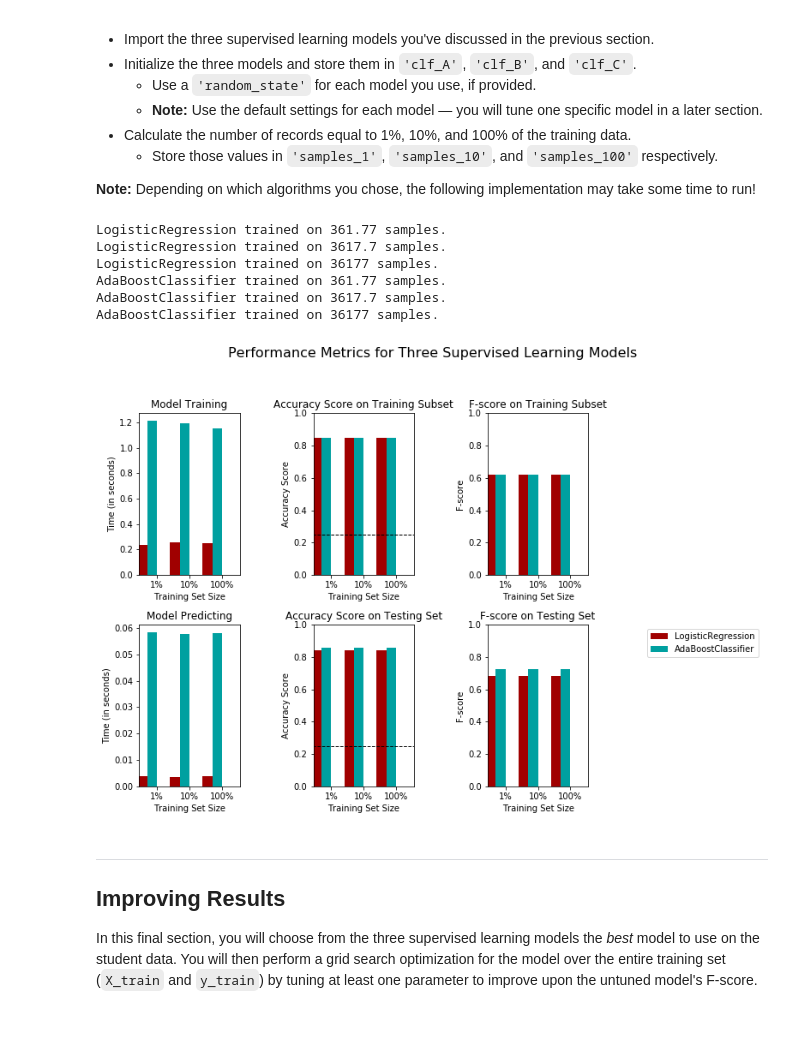
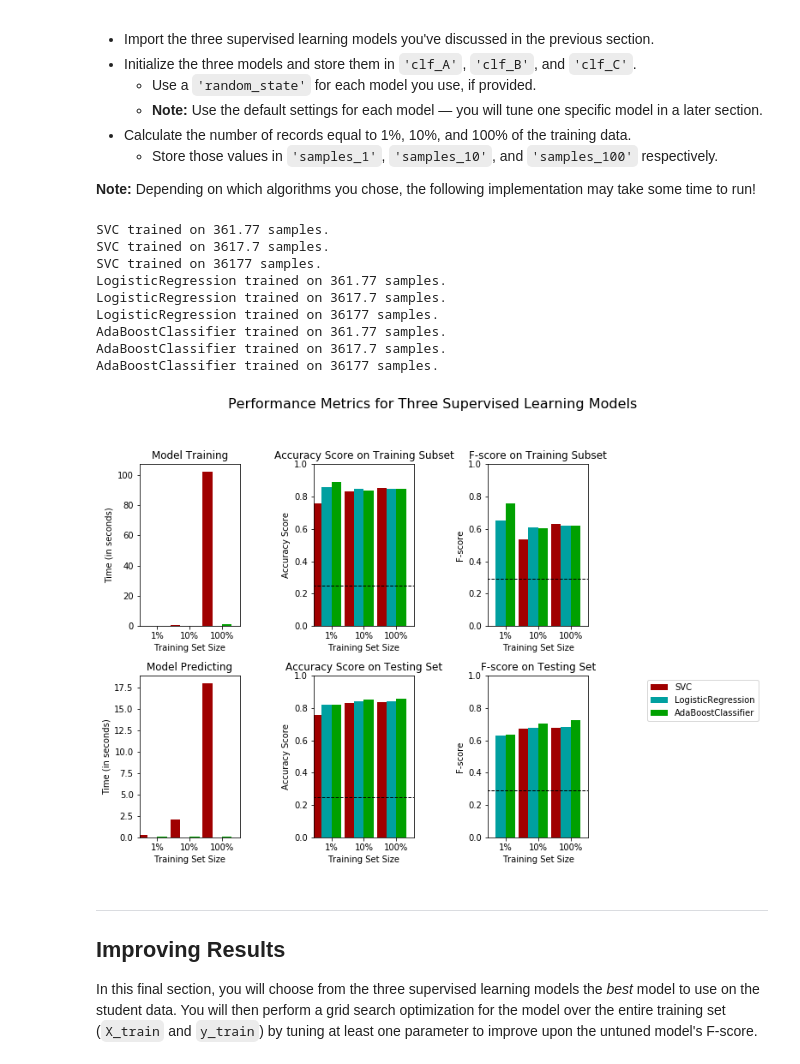
Before and after one commit to victoriasantiago/machine-learning-nanodegree, a Jupyter notebook: finding_donors/finding_donors.ipynb, the cells around one changed output. Drawn from its saved outputs; the diff is of its cells as text; code cells hidden in the pictures; blank space fills up the shorter version.

```diff
--- a/finding_donors/finding_donors.ipynb
+++ b/finding_donors/finding_donors.ipynb
@@ -264,9 +264,10 @@ accuracy = TP / (TP + FP)
 recall = TP / (TP + FN)
 precision = TP / (TP + FP)
 
+
 # TODO: Calculate F-score using the formula above for beta = 0.5 and correct values for precision and recall.
 beta_sqd = 0.5 * 0.5
-fscore = (1 + beta_sqd) + ((precision * recall) / ((beta_sqd * precision) + recall))
+fscore =  (1 + beta_sqd) * ((precision * recall) / ((beta_sqd * precision) + recall))
 
 # Print the results
 print("Naive Predictor: [Accuracy score: {:.4f}, F-score: {:.4f}]".format(accuracy, fscore))
@@ -348,9 +349,10 @@ def train_predict(learner, sample_size, X_train, y_train, X_test, y_test):
 
     results = {}
 
-    # TODO: Fit the learner to the training data using slicing with 'sample_size' using .fit(training_features[:], training_labels[:])
+    # TODO: Fit the learner to the training data using slicing with 'sample_size'
+    #using .fit(training_features[:], training_labels[:])
     start = time() # Get start time
-    learner.fit(X_train, y_train)
+    learner.fit(X_train[:int(sample_size)], y_train[:int(sample_size)])
     end = time() # Get end time
 
     # TODO: Calculate the training time
@@ -400,37 +402,40 @@ from sklearn.linear_model import LogisticRegression
 from sklearn.ensemble import AdaBoostClassifier
 from sklearn.svm import SVC
 # TODO: Initialize the three models
-#clf_A = SVC()
+clf_A = SVC()
 clf_B = LogisticRegression()
 clf_C = AdaBoostClassifier()
 
 # TODO: Calculate the number of samples for 1%, 10%, and 100% of the training data
 # HINT: samples_100 is the entire training set i.e. len(y_train)
 # HINT: samples_10 is 10% of samples_100 (ensure to set the count of the values to be `int` and not `float`)
 # HINT: samples_1 is 1% of samples_100 (ensure to set the count of the values to be `int` and not `float`)
 samples_100 = len(y_train)
 samples_10 = 10 * samples_100 / 100
 samples_1 = 1 * samples_100 / 100
 
 # Collect results on the learners
 results = {}
-for clf in [clf_B, clf_C]:
+for clf in [clf_A, clf_B, clf_C]:
     clf_name = clf.__class__.__name__
     results[clf_name] = {}
     for i, samples in enumerate([samples_1, samples_10, samples_100]):
         results[clf_name][i] = \
         train_predict(clf, samples, X_train, y_train, X_test, y_test)
 
 # Run metrics visualization for the three supervised learning models chosen
 vs.evaluate(results, accuracy, fscore)
 # %% [output]
+SVC trained on 361.77 samples.
+SVC trained on 3617.7 samples.
+SVC trained on 36177 samples.
 LogisticRegression trained on 361.77 samples.
 LogisticRegression trained on 3617.7 samples.
 LogisticRegression trained on 36177 samples.
 AdaBoostClassifier trained on 361.77 samples.
 AdaBoostClassifier trained on 3617.7 samples.
 AdaBoostClassifier trained on 36177 samples.
-[figure, old version]
+[figure, new version]
 # %% [markdown]
 ----
 ## Improving Results
```
Also changed, not shown: parts of 3 cells of this notebook, 1 other file.
